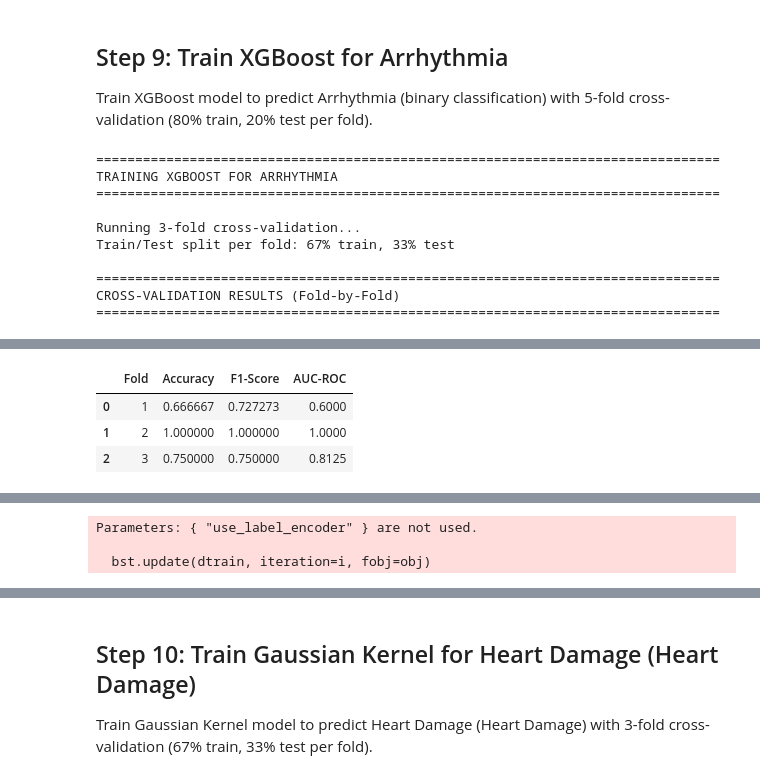
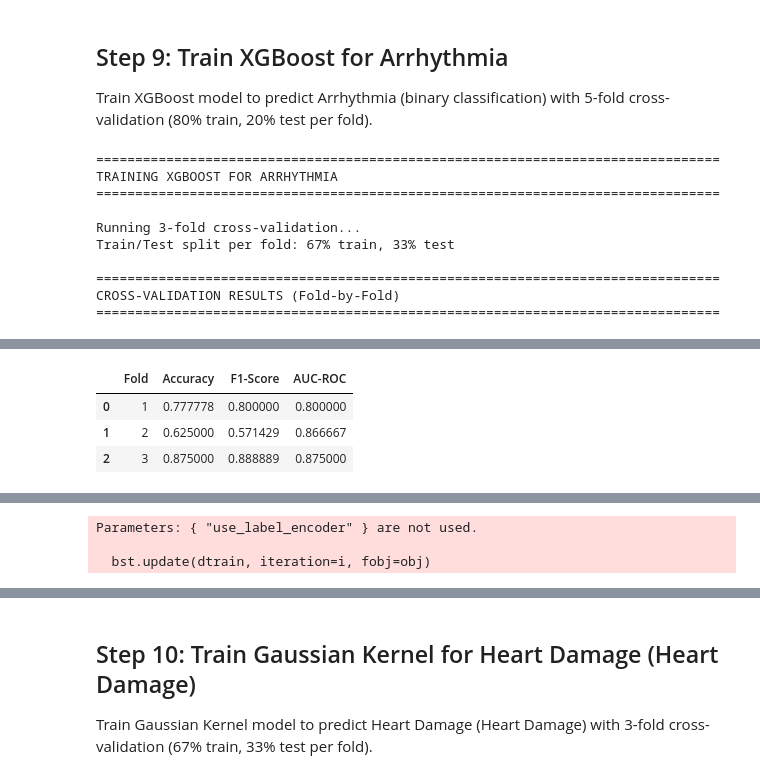
Before and after one commit to NoahB10/Cardiac_RODEO, a Jupyter notebook: Prediction_Models/Prediction_Models_AR_HD_Concern_Concised.ipynb, the cells around one changed output, grey strips where cells are left out. Saved outputs shown, nothing was run; the diff lists cells and outputs as text; code cells hidden in the pictures.

Commit message:
Add prediction model notebooks

```diff
--- a/Prediction_Models/Prediction_Models_AR_HD_Concern_Concised.ipynb
+++ b/Prediction_Models/Prediction_Models_AR_HD_Concern_Concised.ipynb
@@ -219,7 +236,7 @@ print("="*80)
 features_df = extract_features(df_raw, EQUATION_NAME)
 
 # Remove R0-related features
-features_df = features_df.drop(columns=['R0_Contractility', 'R0_O2'], errors='ignore')
+# features_df = features_df.drop(columns=['R0_Contractility', 'R0_O2'], errors='ignore')
 
 print(f"\nExtracted features shape: {features_df.shape}")
 print(f"Number of features: {len(features_df.columns)}")
@@ -387,15 +404,16 @@ Final dataset size: 25 samples, 12 features
 
 Train XGBoost model to predict Arrhythmia (binary classification) with 5-fold cross-validation (80% train, 20% test per fold).
 # %%
-# Cell 10: Train XGBoost for Arrhythmia
+# Cell #13: Train XGBoost for Arrhythmia
+# Depends on: 0-12
 if not XGBOOST_AVAILABLE:
     print("ERROR: XGBoost is not installed. Install with: pip install xgboost")
 else:
+    from sklearn.metrics import roc_curve, auc, accuracy_score, f1_score
+    from sklearn.base import clone
+
     print("="*80)
     print("TRAINING XGBOOST FOR ARRHYTHMIA")
-    random_seed = int(np.random.randint(0, 10000))
-    #print(f'Random seed: {random_seed}')
-    #np.random.seed(random_seed)
     print("="*80)
 
     # Create XGBoost classifier for binary classification
@@ -406,7 +424,7 @@ else:
         subsample=0.9,
         objective='binary:logistic',
         eval_metric='logloss',
-        random_state=7,
+        random_state=42,
         n_jobs=-1,
         use_label_encoder=False
     )
@@ -417,18 +435,58 @@ else:
         ('xgb', xgb_model)
     ])
 
-    # Set up 5-fold stratified cross-validation (20% test, 80% train per fold)
+    # Set up 3-fold stratified cross-validation
     n_folds = 3
-    cv = StratifiedKFold(n_splits=n_folds, shuffle=True, random_state=7)
+    random_state = int(np.random.randint(0, 10**6))
+    print(f"StratifiedKFold random_state: {random_state}")
+
+    cv = StratifiedKFold(n_splits=n_folds, shuffle=True, random_state=random_state)
 
     print(f"\nRunning {n_folds}-fold cross-validation...")
     print(f"Train/Test split per fold: {100*(n_folds-1)/n_folds:.0f}% train, {100/n_folds:.0f}% test")
 
-    # Compute CV scores
-    accuracy_scores = cross_val_score(pipeline, features_df, arrhythmia, cv=cv, scoring='accuracy', n_jobs=-1)
-    f1_scores = cross_val_score(pipeline, features_df, arrhythmia, cv=cv, scoring='f1', n_jobs=-1)
-    # AUC-ROC for binary classification
-    auc_scores = cross_val_score(pipeline, features_df, arrhythmia, cv=cv, scoring='roc_auc', n_jobs=-1)
+    # Common FPR axis for ROC interpolation
+    mean_fpr = np.linspace(0, 1, 100)
+
+    # Manual CV to capture ROC data
+    accuracy_scores = []
+    f1_scores_list = []
+    auc_scores = []
+    tprs_arr = []  # Store interpolated TPRs for ROC plotting
+
+    for fold_idx, (train_idx, test_idx) in enumerate(cv.split(features_df, arrhythmia), start=1):
+        X_train, X_test = features_df.iloc[train_idx], features_df.iloc[test_idx]
+        if hasattr(arrhythmia, 'iloc'):
+            y_train, y_test = arrhythmia.iloc[train_idx], arrhythmia.iloc[test_idx]
+        else:
+            y_train, y_test = arrhythmia[train_idx], arrhythmia[test_idx]
+
+        # Clone pipeline for this fold
+        pipeline_fold = clone(pipeline)
+        pipeline_fold.fit(X_train, y_train)
+
+        # Predictions
+        y_pred = pipeline_fold.predict(X_test)
+        y_pred_proba = pipeline_fold.predict_proba(X_test)[:, 1]
+
+        # Metrics
+        accuracy_scores.append(accuracy_score(y_test, y_pred))
+        f1_scores_list.append(f1_score(y_test, y_pred))
+
+        # ROC curve data
+        fpr, tpr, _ = roc_curve(y_test, y_pred_proba)
+        fold_auc = auc(fpr, tpr)
+        auc_scores.append(fold_auc)
+
+        # Interpolate TPR at common FPR points
+        tpr_interp = np.interp(mean_fpr, fpr, tpr)
+        tpr_interp[0] = 0.0
+        tprs_arr.append(tpr_interp)
+
+    accuracy_scores = np.array(accuracy_scores)
+    f1_scores_arr = np.array(f1_scores_list)
+    auc_scores = np.array(auc_scores)
+    tprs_arr = np.array(tprs_arr)
 
     # Display fold-by-fold results
     print("\n" + "="*80)
@@ -437,13 +495,13 @@ else:
     cv_results = pd.DataFrame({
         'Fold': range(1, n_folds + 1),
         'Accuracy': accuracy_scores,
-        'F1-Score': f1_scores,
+        'F1-Score': f1_scores_arr,
         'AUC-ROC': auc_scores
     })
     display(cv_results)
 
     print(f"\nMean Accuracy: {accuracy_scores.mean():.4f} ± {accuracy_scores.std():.4f}")
-    print(f"Mean F1-Score: {f1_scores.mean():.4f} ± {f1_scores.std():.4f}")
+    print(f"Mean F1-Score: {f1_scores_arr.mean():.4f} ± {f1_scores_arr.std():.4f}")
     print(f"Mean AUC-ROC: {auc_scores.mean():.4f} ± {auc_scores.std():.4f}")
 
     # Train final model on all data
@@ -460,22 +518,25 @@ else:
     print("\nTop 10 Most Important Features for Arrhythmia:")
     display(importance_df_arrhythmia.head(10))
 
-    # Store model and results
+    # Store model and results (including ROC data)
     model_arrhythmia = pipeline
     results_arrhythmia = {
         'accuracy_mean': accuracy_scores.mean(),
         'accuracy_std': accuracy_scores.std(),
-        'f1_mean': f1_scores.mean(),
-        'f1_std': f1_scores.std(),
+        'f1_mean': f1_scores_arr.mean(),
+        'f1_std': f1_scores_arr.std(),
         'auc_mean': auc_scores.mean(),
         'auc_std': auc_scores.std(),
         'cv_accuracy_scores': accuracy_scores,
-        'cv_f1_scores': f1_scores,
+        'cv_f1_scores': f1_scores_arr,
         'cv_auc_scores': auc_scores,
-        'feature_importances': importance_df_arrhythmia
+        'feature_importances': importance_df_arrhythmia,
+        # ROC curve data for plotting
+        'roc_mean_fpr': mean_fpr,
+        'roc_tprs': tprs_arr,
+        'roc_aucs': auc_scores
     }
 
-    # Make Arrhythmia feature importances accessible by a standard name for later plotting
     arrhythmia_importances = results_arrhythmia['feature_importances']
 
     print("\n✓ Arrhythmia model training complete!")
@@ -493,4 +563,4 @@ CROSS-VALIDATION RESULTS (Fold-by-Fold)
 |  | Fold | Accuracy | F1-Score | AUC-ROC |
-| 0 | 1 | 0.666667 | 0.727273 | 0.6000 |
-| 1 | 2 | 1.000000 | 1.000000 | 1.0000 |
-| 2 | 3 | 0.750000 | 0.750000 | 0.8125 |
+| 0 | 1 | 0.777778 | 0.800000 | 0.800000 |
+| 1 | 2 | 0.625000 | 0.571429 | 0.866667 |
+| 2 | 3 | 0.875000 | 0.888889 | 0.875000 |
```
Also changed, not shown: parts of 19 cells of this notebook, 1 other file.
